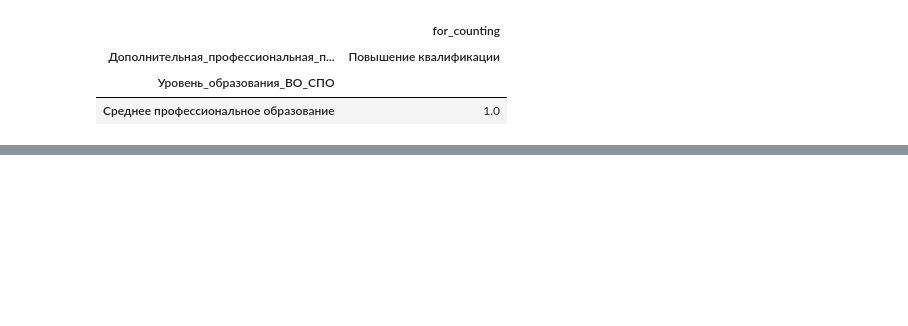
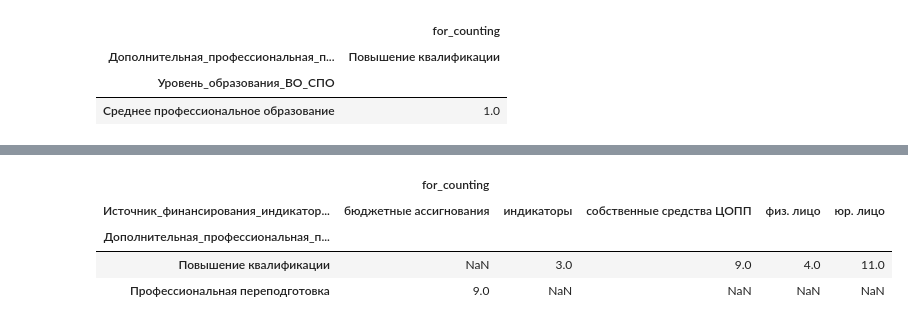
Before and after one commit to t0r1n88/Lindy, a Jupyter notebook: report_1PK.ipynb, the cells around one changed output, grey strips where cells are left out. Cells and saved outputs as stored; diff of their text form; code cells hidden in the pictures; blank space fills up the shorter version.

```diff
--- a/report_1PK.ipynb
+++ b/report_1PK.ipynb
@@ -759,0 +790,14 @@ wb['Раздел 2.1 Строки 28,29,30'].column_dimensions['A'].width = 50
+# %%
+# Считаем общую сумму по колонкам 8,9,10
+df_2_2_all_8910 = pd.pivot_table(df_2_2,index=['Дополнительная_профессиональная_программа_повышение_квалификации_профессиональная_переподготовка'],
+                           columns=['Источник_финансирования_индикаторы_физ_лицо_юр_лицо_бюдж_ассигнования_собственные_средства_ЦОПП'],
+                           values=['for_counting'],
+                           aggfunc='sum')
+# %%
+df_2_2_all_8910
+# %% [output]
+|  | for_counting |  |  |  |  |
+| Источник_финансирования_индикатор... | бюджетные ассигнования | индикаторы | собственные средства ЦОПП | физ. лицо | юр. лицо |
+| Дополнительная_профессиональная_п... |  |  |  |  |  |
+| Повышение квалификации | NaN | 3.0 | 9.0 | 4.0 | 11.0 |
+| Профессиональная переподготовка | 9.0 | NaN | NaN | NaN | NaN |
```
Also changed, not shown: parts of 20 cells of this notebook.
